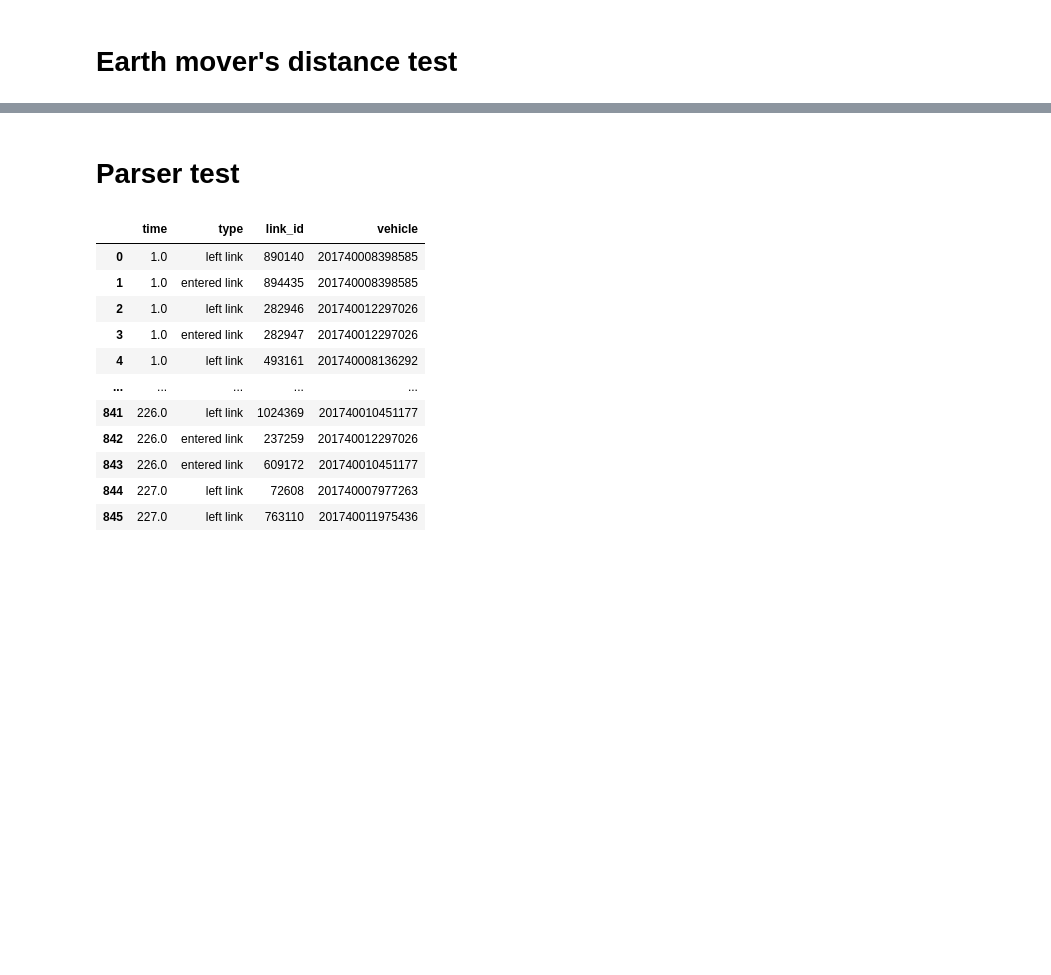
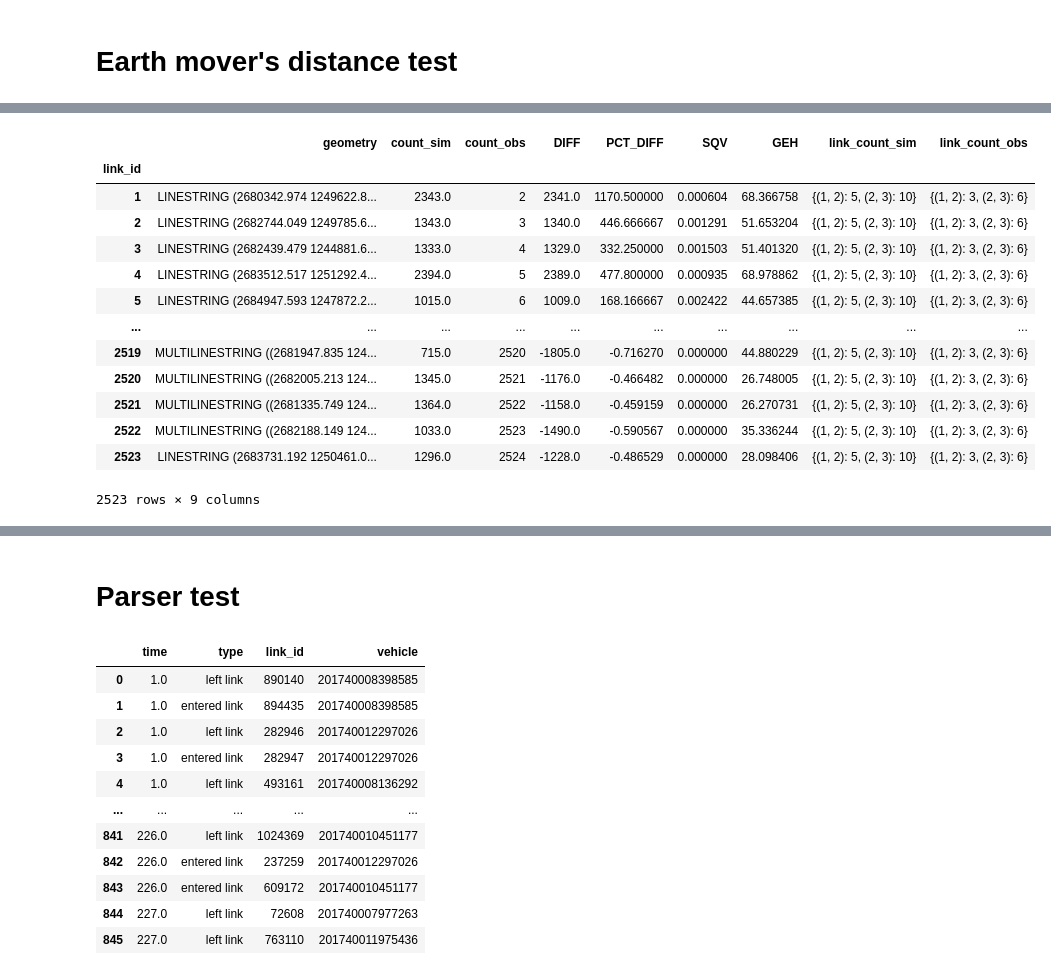
Before and after one commit to EduFalbel/simul_diagnostic, a Jupyter notebook: examples/mvp.ipynb, the cells around one changed output, grey strips where cells are left out. Saved outputs shown, nothing was run; the diff lists cells and outputs as text; code cells hidden in the pictures; blank space fills up the shorter version.

```diff
--- a/examples/mvp.ipynb
+++ b/examples/mvp.ipynb
@@ -104,0 +98,11 @@ analyses_dict = {
+# %%
+cc = analyses.CountComparison()
+cs = analyses.CountSummaryStats()
+cv = analyses.CountVisualization()
+em = analyses.EarthMoverDistance()
+analyses_list = [cc, cs, cv, em]
+
+add = {
+    cs : cc,
+    cv : cc
+}
@@ -136,3 +179,5 @@ comparison = link_count_report.comparison
+# %%
+result = cc.result.copy()
 # %%
 # link_count_report.to_latex('latex_output/test', latex_dir=PurePath(Path.cwd(), 'latex_output'))
 link_count_report.to_latex('latex_output/test')
@@ -150,5 +259,5 @@ from scipy.stats import wasserstein_distance
 a = {(1, 2) : 5, (2, 3) : 10}
 b = {(1, 2) : 3, (2, 3) : 6}
 # a = [1, 2]
-comparison['link_count_sim'] = pd.Series(a for x in range(len(comparison) + 1))
-comparison['link_count_obs'] = pd.Series(b for x in range(len(comparison) + 1))
+result['link_count_sim'] = pd.Series(a for x in range(len(result) + 1))
+result['link_count_obs'] = pd.Series(b for x in range(len(result) + 1))
@@ -172,3 +264,20 @@ comparison
+# %%
+result
+# %% [output]
+|  | geometry | count_sim | count_obs | DIFF | PCT_DIFF | SQV | GEH | link_count_sim | link_count_obs |
+| link_id |  |  |  |  |  |  |  |  |  |
+| 1 | LINESTRING (2680342.974 1249622.8... | 2343.0 | 2 | 2341.0 | 1170.500000 | 0.000604 | 68.366758 | {(1, 2): 5, (2, 3): 10} | {(1, 2): 3, (2, 3): 6} |
+| 2 | LINESTRING (2682744.049 1249785.6... | 1343.0 | 3 | 1340.0 | 446.666667 | 0.001291 | 51.653204 | {(1, 2): 5, (2, 3): 10} | {(1, 2): 3, (2, 3): 6} |
+| 3 | LINESTRING (2682439.479 1244881.6... | 1333.0 | 4 | 1329.0 | 332.250000 | 0.001503 | 51.401320 | {(1, 2): 5, (2, 3): 10} | {(1, 2): 3, (2, 3): 6} |
+| 4 | LINESTRING (2683512.517 1251292.4... | 2394.0 | 5 | 2389.0 | 477.800000 | 0.000935 | 68.978862 | {(1, 2): 5, (2, 3): 10} | {(1, 2): 3, (2, 3): 6} |
+| 5 | LINESTRING (2684947.593 1247872.2... | 1015.0 | 6 | 1009.0 | 168.166667 | 0.002422 | 44.657385 | {(1, 2): 5, (2, 3): 10} | {(1, 2): 3, (2, 3): 6} |
+| ... | ... | ... | ... | ... | ... | ... | ... | ... | ... |
+| 2519 | MULTILINESTRING ((2681947.835 124... | 715.0 | 2520 | -1805.0 | -0.716270 | 0.000000 | 44.880229 | {(1, 2): 5, (2, 3): 10} | {(1, 2): 3, (2, 3): 6} |
+| 2520 | MULTILINESTRING ((2682005.213 124... | 1345.0 | 2521 | -1176.0 | -0.466482 | 0.000000 | 26.748005 | {(1, 2): 5, (2, 3): 10} | {(1, 2): 3, (2, 3): 6} |
+| 2521 | MULTILINESTRING ((2681335.749 124... | 1364.0 | 2522 | -1158.0 | -0.459159 | 0.000000 | 26.270731 | {(1, 2): 5, (2, 3): 10} | {(1, 2): 3, (2, 3): 6} |
+| 2522 | MULTILINESTRING ((2682188.149 124... | 1033.0 | 2523 | -1490.0 | -0.590567 | 0.000000 | 35.336244 | {(1, 2): 5, (2, 3): 10} | {(1, 2): 3, (2, 3): 6} |
+| 2523 | LINESTRING (2683731.192 1250461.0... | 1296.0 | 2524 | -1228.0 | -0.486529 | 0.000000 | 28.098406 | {(1, 2): 5, (2, 3): 10} | {(1, 2): 3, (2, 3): 6} |
+2523 rows × 9 columns
 # %%
 def integral(row, col):
         return sum(((key[1] - key[0]) * count for (key, count) in row[col].items()))
```
Also changed, not shown: parts of 30 cells of this notebook.
